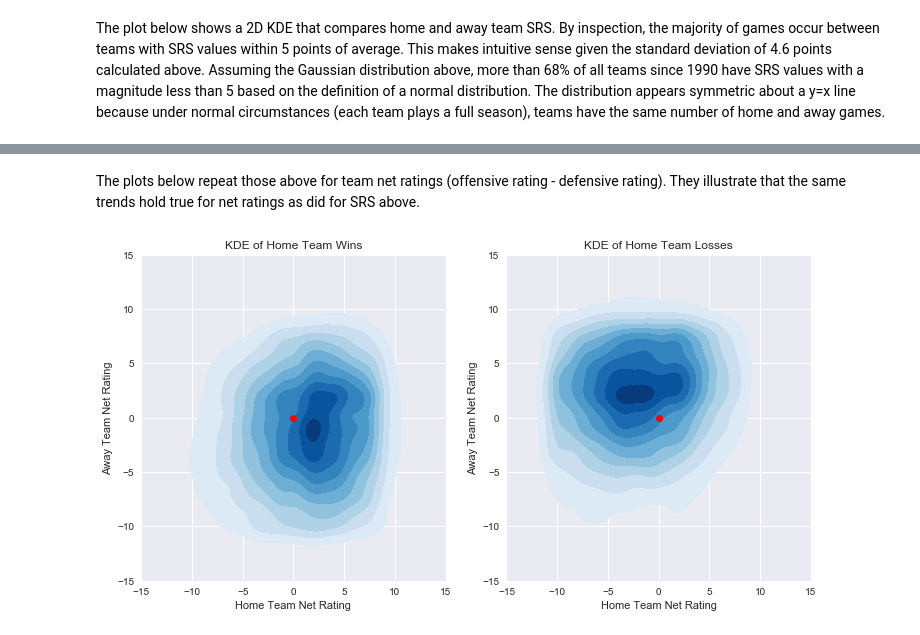
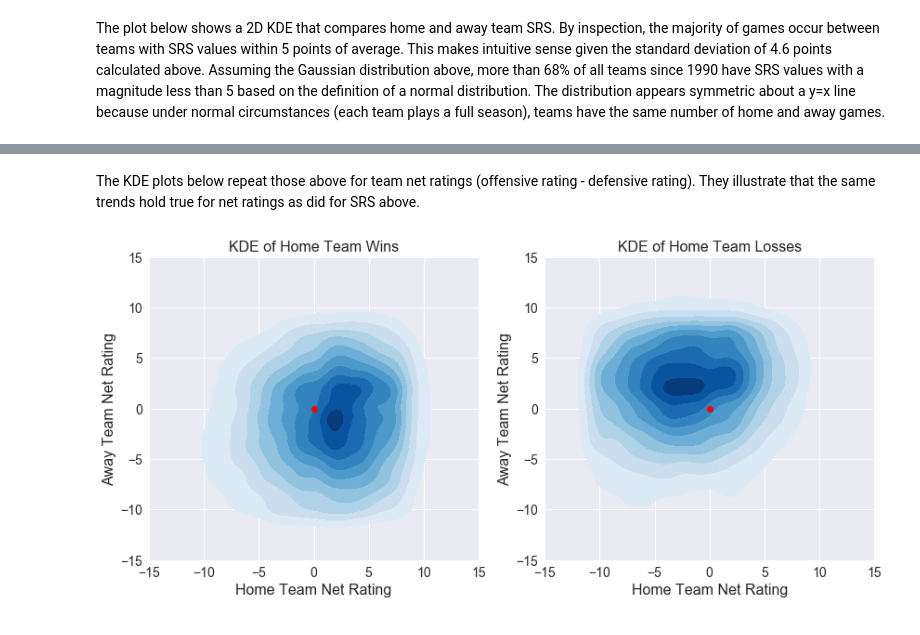
Before and after one commit to cedev935/databall-betting, a Jupyter notebook: notebooks/data-exploration.ipynb, the cells around one changed output, grey strips where cells are left out. Saved outputs shown, nothing was run; the diff lists cells and outputs as text; code cells hidden in the pictures.

```diff
--- a/notebooks/data-exploration.ipynb
+++ b/notebooks/data-exploration.ipynb
@@ -89,7 +277,7 @@ games = games.merge(seasons, left_on=['SEASON', 'AWAY_TEAM_ID'], right_on=['SEAS
 The plot below shows a 2D KDE that compares home and away team SRS. By inspection, the majority of games occur between teams with SRS values within 5 points of average. This makes intuitive sense given the standard deviation of 4.6 points calculated above. Assuming the Gaussian distribution above, more than 68% of all teams since 1990 have SRS values with a magnitude less than 5 based on the definition of a normal distribution. The distribution appears symmetric about a y=x line because under normal circumstances (each team plays a full season), teams have the same number of home and away games.
 # %%
 ax = sns.jointplot(x='TEAM_SRS', y='TEAM_SRS_OPP', data=games, kind='kde',
-                   shade_lowest=False, stat_func=None, xlim=(-15, 15), ylim=(-15, 15))
+                   shade_lowest=False, stat_func=None, xlim=(-15, 15), ylim=(-15, 15), size=8)
 ax.set_axis_labels(xlabel='Home Team SRS', ylabel='Away Team SRS')
 plt.show()
 # %% [output]
@@ -97 +287,11 @@ plt.show()
+# %%
+def kde(data, stat, label, title, ax):
+    stat = 'TEAM_' + stat
+    sns.kdeplot(data[stat], data[stat + '_OPP'], cmap='Blues', shade=True, shade_lowest=False, ax=ax)
+    ax.plot(0, 0, 'or')
+    ax.set_xlabel('Home Team ' + label)
+    ax.set_ylabel('Away Team ' + label)
+    ax.set_title(title)
+    ax.set_xlim(-15, 15)
+    ax.set_ylim(-15, 15)
 # %% [markdown]
@@ -99,20 +299,11 @@ A better view of this data is to separate games into home team wins and losses.
 # %%
-plt.figure(figsize=(12, 6))
-
-def kde(data, ax, title):
-    sns.kdeplot(data.TEAM_SRS, data.TEAM_SRS_OPP, cmap='Blues', shade=True, shade_lowest=False, ax=ax)
-    ax.plot(0, 0, 'or')
-    ax.set_xlim(-15, 15)
-    ax.set_ylim(-15, 15)
-    ax.set_xlabel('Home Team SRS')
-    ax.set_ylabel('Away Team SRS')
-    ax.set_title(title)
+plt.figure(figsize=(14, 6))
 
 # Find games where the home team won
-kde(games[games.HOME_WL=='W'], plt.subplot(121), 'KDE of Home Team Wins')
+kde(games[games.HOME_WL=='W'], 'SRS', 'SRS', 'KDE of Home Team Wins', plt.subplot(121))
 
 # Find games where the home team lost
-kde(games[games.HOME_WL=='L'], plt.subplot(122), 'KDE of Home Team Losses')
+kde(games[games.HOME_WL=='L'], 'SRS', 'SRS', 'KDE of Home Team Losses', plt.subplot(122))
 
 plt.show()
 # %% [output]
@@ -120,25 +311,14 @@ plt.show()
 # %% [markdown]
-The plots below repeat those above for team net ratings (offensive rating - defensive rating). They illustrate that the same trends hold true for net ratings as did for SRS above.
+The KDE plots below repeat those above for team net ratings (offensive rating - defensive rating). They illustrate that the same trends hold true for net ratings as did for SRS above.
 # %%
-plt.figure(figsize=(12, 6))
-
-def kde(data, ax, title):
-    sns.kdeplot(data.TEAM_OFF_RTG - data.TEAM_DEF_RTG, data.TEAM_OFF_RTG_OPP - data.TEAM_DEF_RTG_OPP,
-                cmap='Blues', shade=True, shade_lowest=False, ax=ax)
-    ax.plot(0, 0, 'or')
-    ax.set_xlim(-15, 15)
-    ax.set_ylim(-15, 15)
-    ax.set_xlabel('Home Team Net Rating')
-    ax.set_ylabel('Away Team Net Rating')
-    ax.set_title(title)
-
+plt.figure(figsize=(14, 6))
 
 # Find games where the home team won
-kde(games[games.HOME_WL=='W'], plt.subplot(121), 'KDE of Home Team Wins')
+kde(games[games.HOME_WL=='W'], 'NET_RTG', 'Net Rating', 'KDE of Home Team Wins', plt.subplot(121))
 
 # Find games where the home team lost
-kde(games[games.HOME_WL=='L'], plt.subplot(122), 'KDE of Home Team Losses')
+kde(games[games.HOME_WL=='L'], 'NET_RTG', 'Net Rating', 'KDE of Home Team Losses', plt.subplot(122))
 
 plt.show()
 # %% [output]
-[figure, old version]
+[figure, new version]
```
Also changed, not shown: parts of 32 cells of this notebook, 7 other files.
